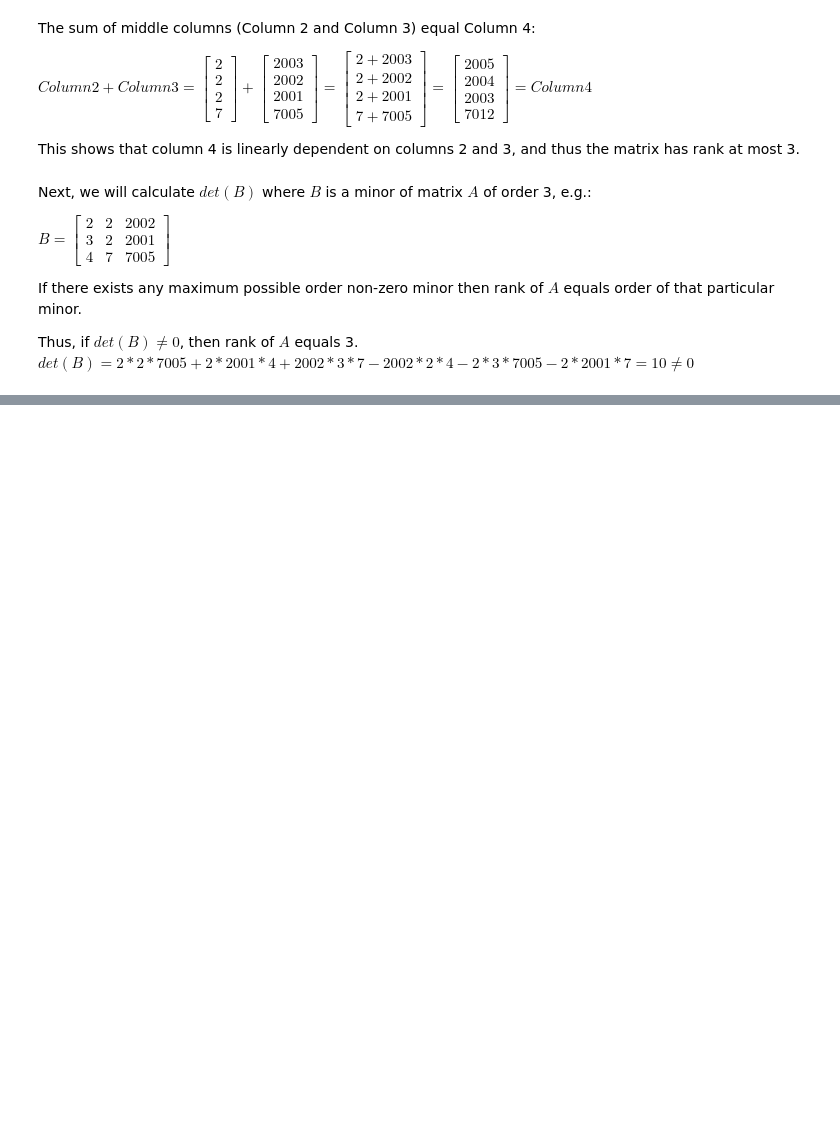
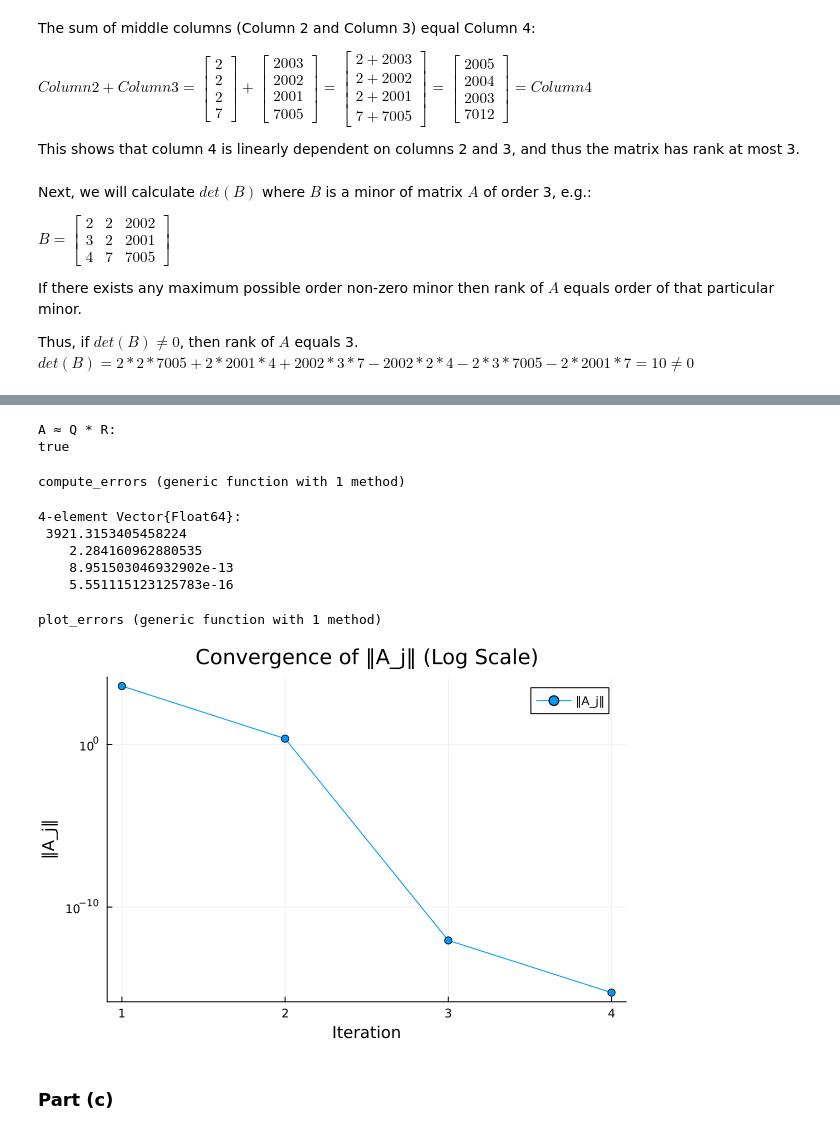
Before and after one commit to dgsob/SF2526-VT25, a Jupyter notebook: Homework_1.ipynb, the cells around one changed output, grey strips where cells are left out. Cells and saved outputs as stored; diff of their text form; code cells hidden in the pictures; blank space fills up the shorter version.

Commit message:
Ex. 1 part (b) and (c)

```diff
--- a/Homework_1.ipynb
+++ b/Homework_1.ipynb
@@ -109,0 +151,8 @@ $det(B) = 2*2*7005 + 2*2001*4 + 2002*3*7 - 2002*2*4 - 2*3*7005 - 2*2001*7 = 10 \
+# %%
+Q, R = gram_schmidt_qr(A)
+
+println("Q:")
+display(Q)
+
+println("R:")
+display(R)
@@ -109,0 +172,48 @@ $det(B) = 2*2*7005 + 2*2001*4 + 2002*3*7 - 2002*2*4 - 2*3*7005 - 2*2001*7 = 10 \
+# %%
+# Ensure the factorization is yielding the expected result:
+println("A ≈ Q * R:")
+println(isapprox(A, Q * R, atol=1e-10))
+# %% [output]
+A ≈ Q * R:
+true
+# %%
+function compute_errors(A, Q, R)
+    m, n = size(A)
+    errors = Float64[]
+    A_j = copy(A)
+
+    for j in 1:n
+        A_j = A_j - Q[:, j] * R[j, :]'
+
+        # Compute the Frobenius norm of A_j
+        push!(errors, norm(A_j))
+    end
+
+    return errors
+end
+# %% [output]
+compute_errors (generic function with 1 method)
+# %%
+errors = compute_errors(A, Q, R)
+# %% [output]
+4-element Vector{Float64}:
+ 3921.3153405458224
+    2.284160962880535
+    8.951503046932902e-13
+    5.551115123125783e-16
+# %%
+function plot_errors(errors; title="Convergence of ‖A_j‖ (Log Scale)", xlabel="Iteration", ylabel="‖A_j‖")
+    plot(1:length(errors), errors,
+         xlabel=xlabel, ylabel=ylabel,
+         label=ylabel, marker=:circle,
+         yscale=:log10)
+    title!(title)
+end
+# %% [output]
+plot_errors (generic function with 1 method)
+# %%
+plot_errors(errors)
+# %% [output]
+[figure, added]
+# %% [markdown]
+### Part (c)
```
Also changed, not shown: parts of 11 cells of this notebook.
